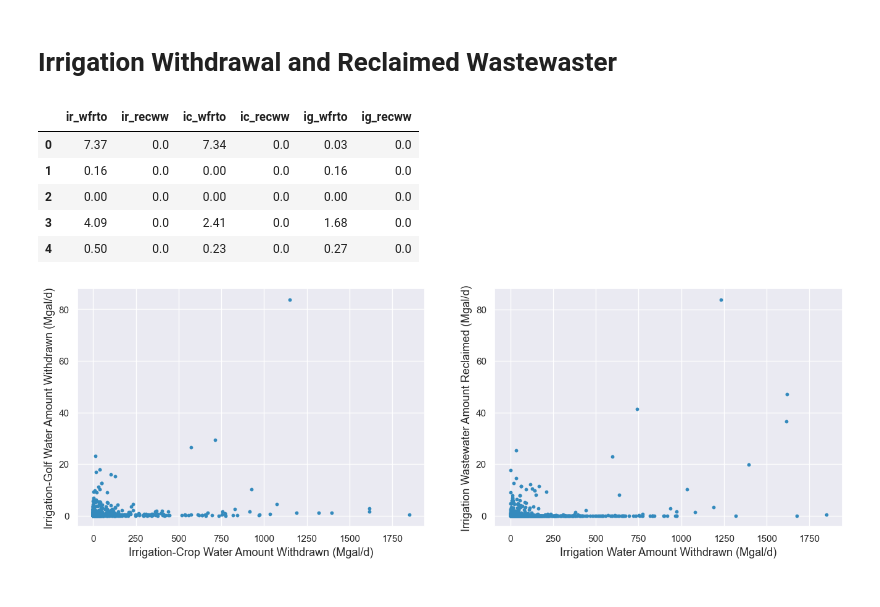
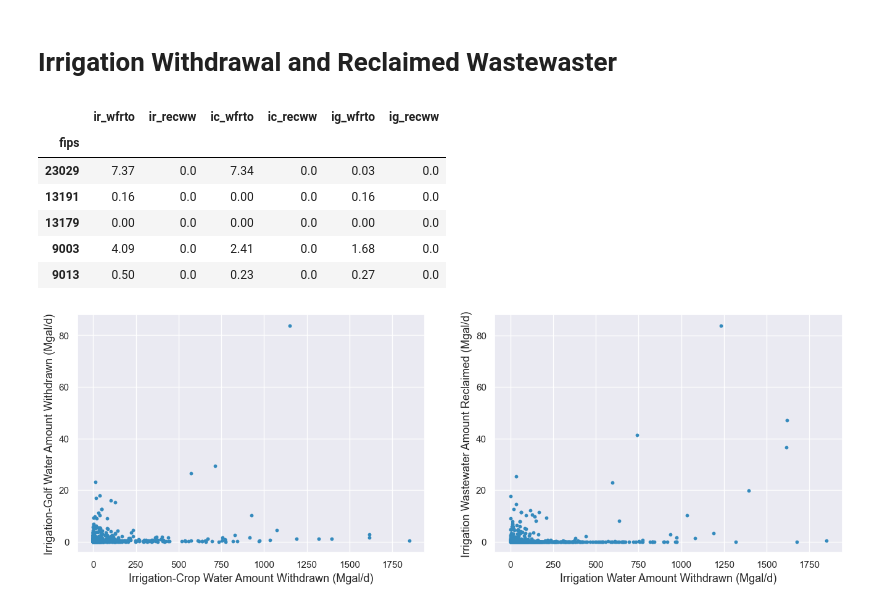
Before and after one commit to farahmalik11/project-5, a Jupyter notebook: Farah-cluster_models.ipynb, the cells around one changed output. Saved outputs shown, nothing was run; the diff lists cells and outputs as text; code cells hidden in the pictures.

```diff
--- a/Farah-cluster_models.ipynb
+++ b/Farah-cluster_models.ipynb
@@ -58,3 +76,5 @@ df.head()
 | 3 | CT | Hartford | 9003 | -72.7328 | 41.8064 | 895.841 | 78.563 | 671.826 | 750.389 | 12.78 | ... |
 | 4 | CT | Tolland | 9013 | -72.3365 | 41.8550 | 151.420 | 45.125 | 46.224 | 91.349 | 3.29 | ... |
 5 rows × 85 columns
+# %%
+df = df.set_index('fips')
@@ -332,16 +352,17 @@ plt.show();
 # %% [markdown]
 # Irrigation Withdrawal and Reclaimed Wastewaster
 # %%
-keep = ['ir_wfrto', 'ir_recww', 'ic_wfrto', 'ic_recww', 'ig_wfrto', 'ig_recww',  ]
+keep = ['ir_wfrto', 'ir_recww', 'ic_wfrto', 'ic_recww', 'ig_wfrto', 'ig_recww']
 df3 = df.filter(items=keep)
 df3.head()
 # %% [output]
 |  | ir_wfrto | ir_recww | ic_wfrto | ic_recww | ig_wfrto | ig_recww |
-| 0 | 7.37 | 0.0 | 7.34 | 0.0 | 0.03 | 0.0 |
-| 1 | 0.16 | 0.0 | 0.00 | 0.0 | 0.16 | 0.0 |
-| 2 | 0.00 | 0.0 | 0.00 | 0.0 | 0.00 | 0.0 |
-| 3 | 4.09 | 0.0 | 2.41 | 0.0 | 1.68 | 0.0 |
-| 4 | 0.50 | 0.0 | 0.23 | 0.0 | 0.27 | 0.0 |
+| fips |  |  |  |  |  |  |
+| 23029 | 7.37 | 0.0 | 7.34 | 0.0 | 0.03 | 0.0 |
+| 13191 | 0.16 | 0.0 | 0.00 | 0.0 | 0.16 | 0.0 |
+| 13179 | 0.00 | 0.0 | 0.00 | 0.0 | 0.00 | 0.0 |
+| 9003 | 4.09 | 0.0 | 2.41 | 0.0 | 1.68 | 0.0 |
+| 9013 | 0.50 | 0.0 | 0.23 | 0.0 | 0.27 | 0.0 |
 # %%
 df3 = df.filter(items=keep)
 
```
Also changed, not shown: parts of 148 cells of this notebook, 12 other files.
